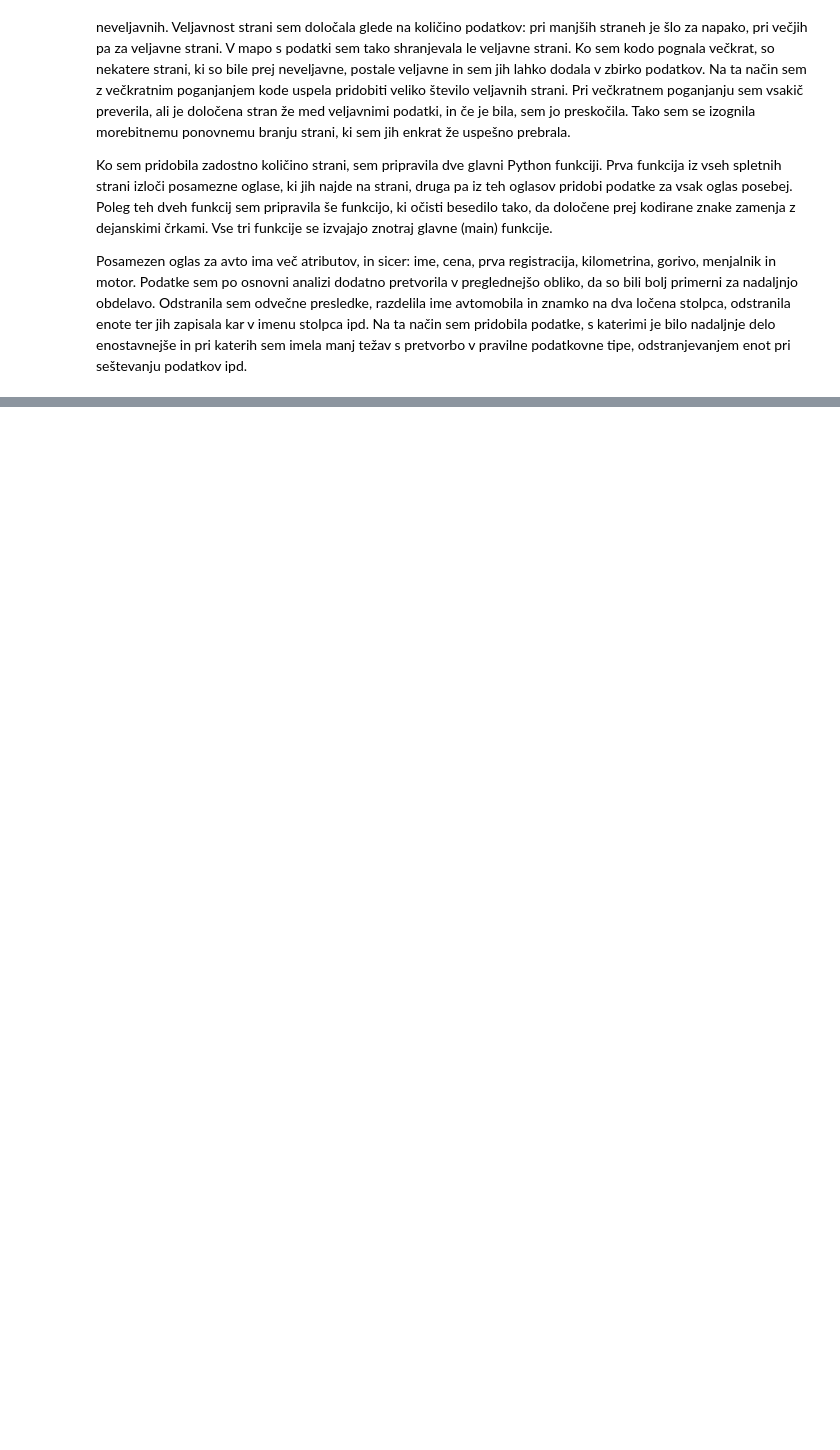
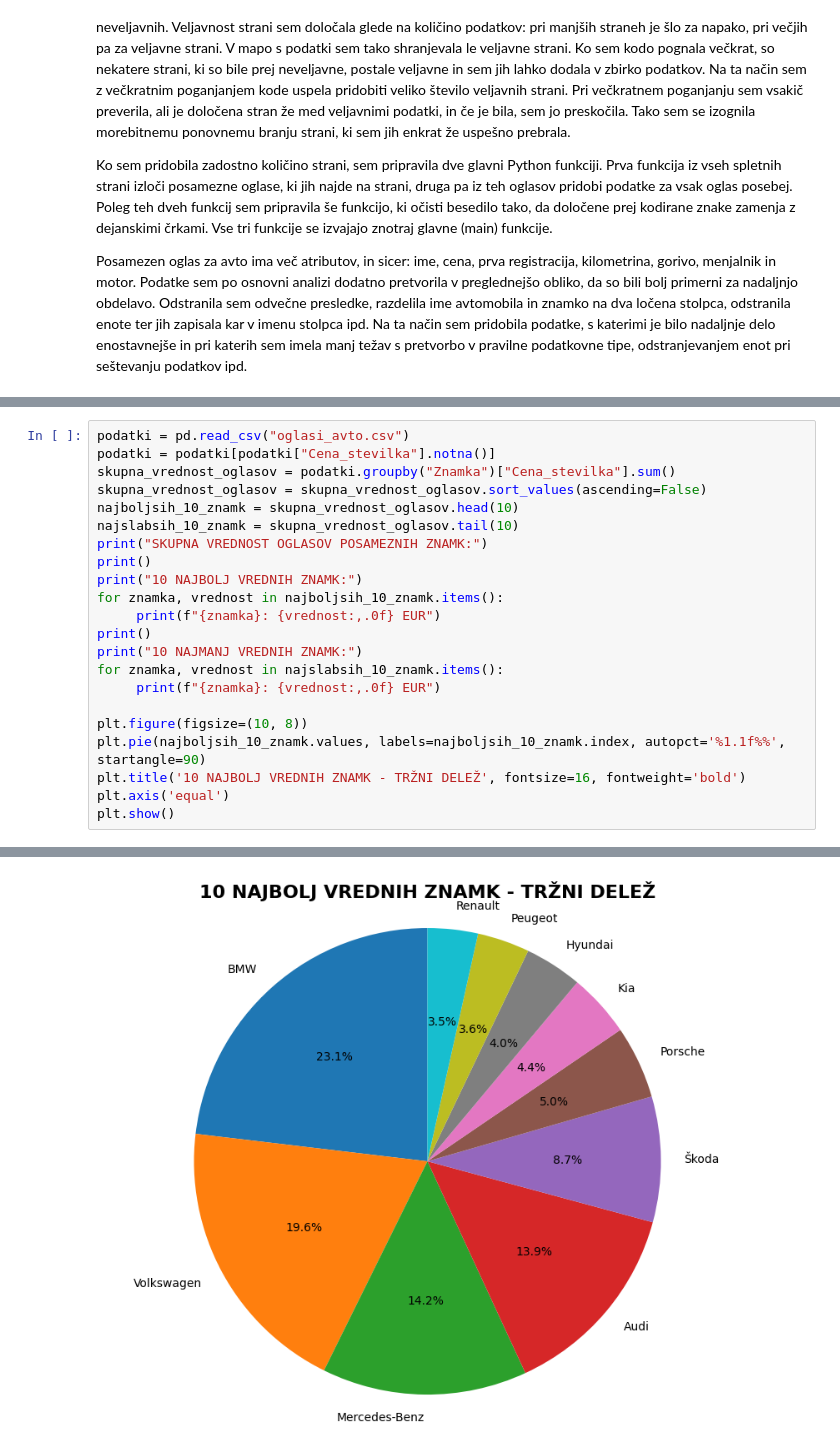
Before and after one commit to PatricijaCokan/seminarska_naloga_uvod_v_programiranje, a Jupyter notebook: analiza.ipynb, the cells around one changed output, grey strips where cells are left out. Cells and saved outputs as stored; diff of their text form; blank space fills up the shorter version.

```diff
--- a/analiza.ipynb
+++ b/analiza.ipynb
@@ -78,0 +72,23 @@ print(renault_podatki)
+# %%
+podatki = pd.read_csv("oglasi_avto.csv")
+podatki = podatki[podatki["Cena_stevilka"].notna()]
+skupna_vrednost_oglasov = podatki.groupby("Znamka")["Cena_stevilka"].sum()
+skupna_vrednost_oglasov = skupna_vrednost_oglasov.sort_values(ascending=False)
+najboljsih_10_znamk = skupna_vrednost_oglasov.head(10)
+najslabsih_10_znamk = skupna_vrednost_oglasov.tail(10)
+print("SKUPNA VREDNOST OGLASOV POSAMEZNIH ZNAMK:")
+print()
+print("10 NAJBOLJ VREDNIH ZNAMK:")
+for znamka, vrednost in najboljsih_10_znamk.items():
+     print(f"{znamka}: {vrednost:,.0f} EUR")
+print()
+print("10 NAJMANJ VREDNIH ZNAMK:")
+for znamka, vrednost in najslabsih_10_znamk.items():
+     print(f"{znamka}: {vrednost:,.0f} EUR")
+
+plt.figure(figsize=(10, 8))
+plt.pie(najboljsih_10_znamk.values, labels=najboljsih_10_znamk.index, autopct='%1.1f%%', startangle=90)
+plt.title('10 NAJBOLJ VREDNIH ZNAMK - TRŽNI DELEŽ', fontsize=16, fontweight='bold')
+plt.axis('equal')
+plt.show()
+# %% [output]
@@ -78,0 +112 @@ print(renault_podatki)
+[figure, added]
```
Also changed, not shown: parts of 17 cells of this notebook, 3 other files.
